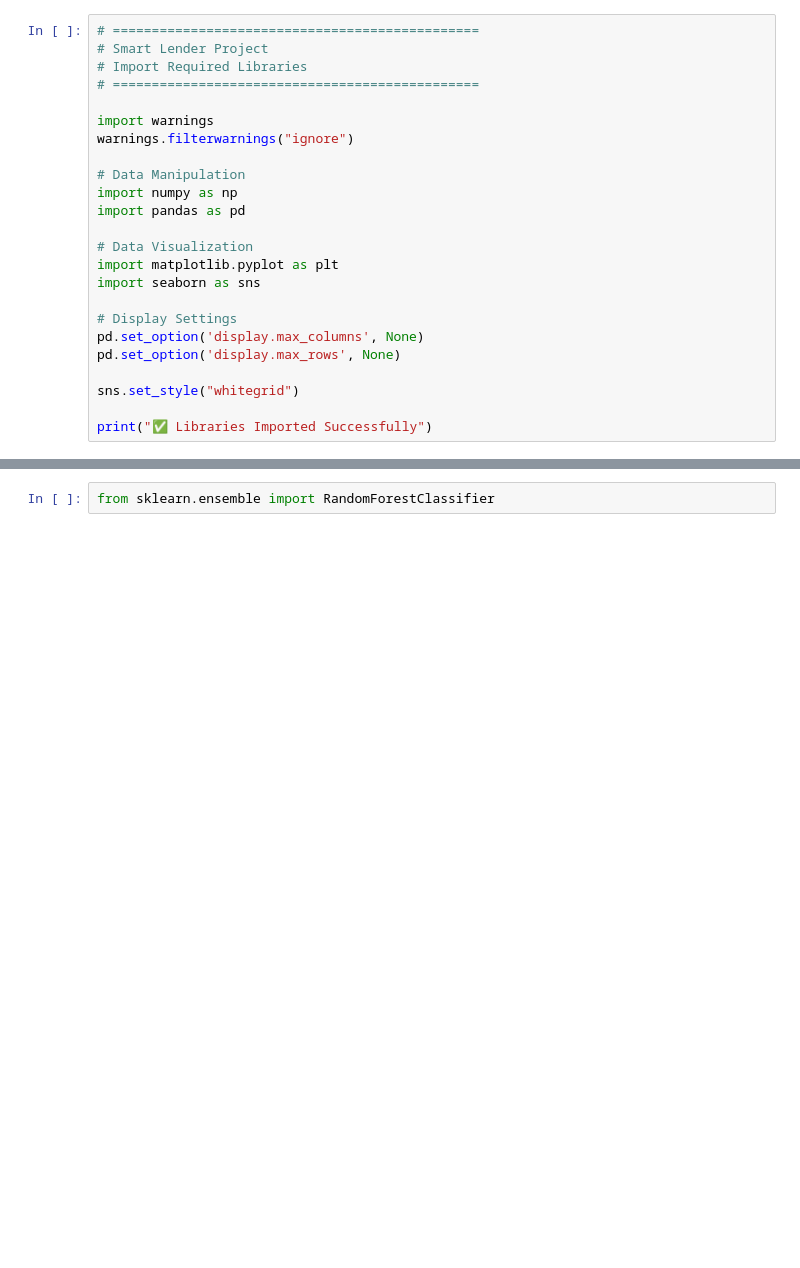
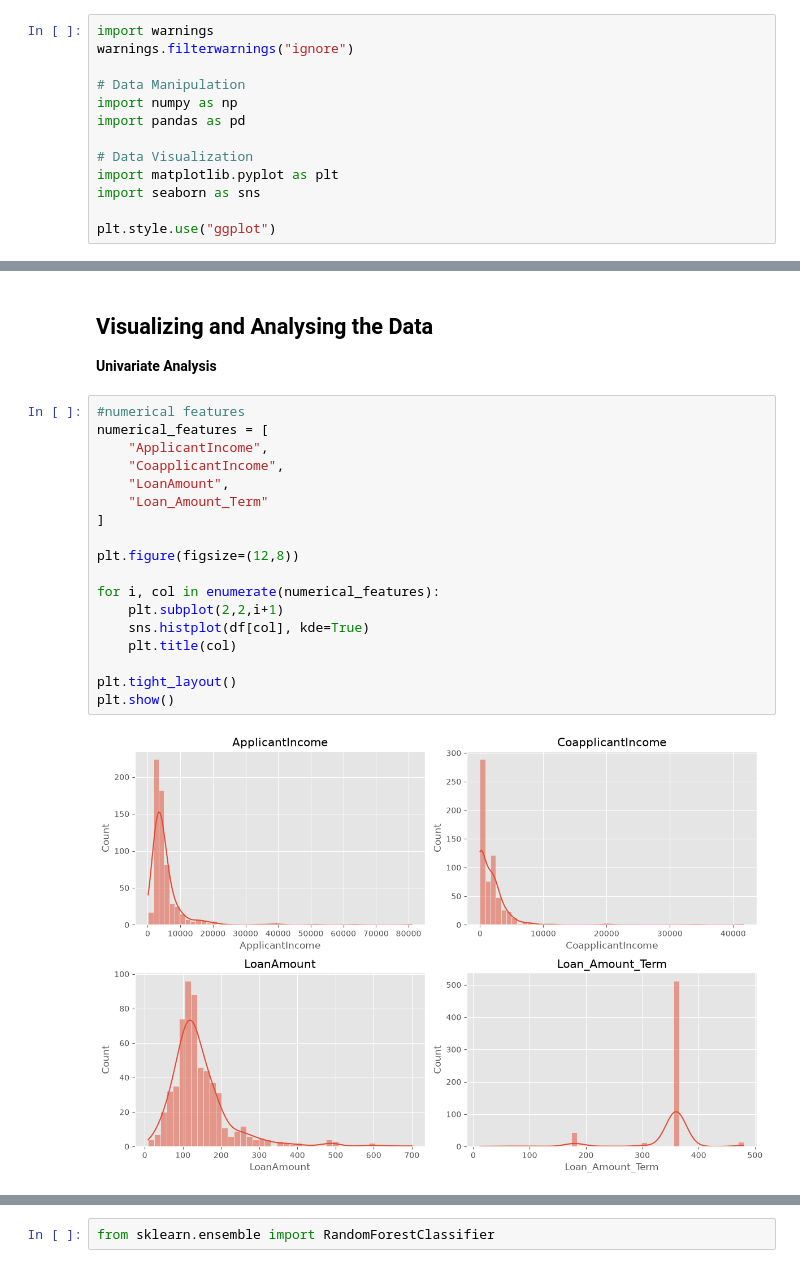
Before and after one commit to maheswara-reddy398/smart-lender, a Jupyter notebook: Training/Loan Prediction usin ML.ipynb, the cells around one changed output, grey strips where cells are left out. Drawn from its saved outputs; the diff is of its cells as text; blank space fills up the shorter version.

```diff
--- a/Training/Loan Prediction usin ML.ipynb
+++ b/Training/Loan Prediction usin ML.ipynb
@@ -21,9 +1,4 @@ To build a machine learning model that predicts whether a loan application will
 # %%
-# ===============================================
-# Smart Lender Project
-# Import Required Libraries
-# ===============================================
-
 import warnings
 warnings.filterwarnings("ignore")
 
@@ -35,10 +10,4 @@ import pandas as pd
 import matplotlib.pyplot as plt
 import seaborn as sns
 
-# Display Settings
-pd.set_option('display.max_columns', None)
-pd.set_option('display.max_rows', None)
-
-sns.set_style("whitegrid")
-
-print("✅ Libraries Imported Successfully")
+plt.style.use("ggplot")
@@ -79,0 +83,23 @@ Number of Columns: 13
+# %% [markdown]
+## Visualizing and Analysing the Data
+ **Univariate Analysis**
+# %%
+#numerical features
+numerical_features = [
+    "ApplicantIncome",
+    "CoapplicantIncome",
+    "LoanAmount",
+    "Loan_Amount_Term"
+]
+
+plt.figure(figsize=(12,8))
+
+for i, col in enumerate(numerical_features):
+    plt.subplot(2,2,i+1)
+    sns.histplot(df[col], kde=True)
+    plt.title(col)
+
+plt.tight_layout()
+plt.show()
+# %% [output]
+[figure, added]
```
Also changed, not shown: parts of 174 cells of this notebook, 1 other file.
